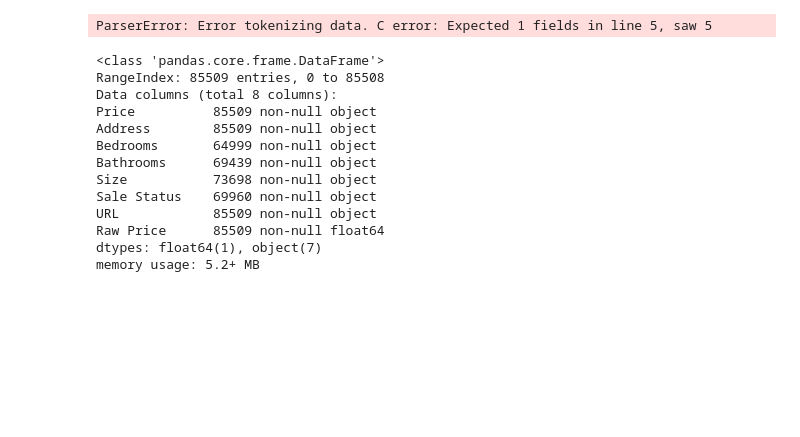
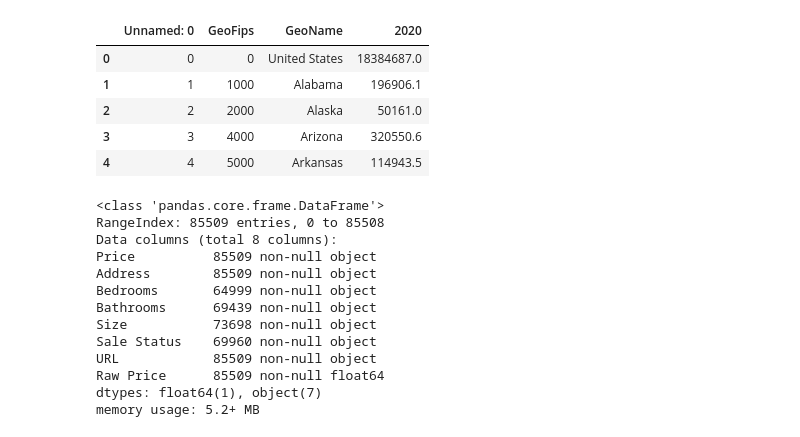
Before and after one commit to StockJanitor/CIS41_Project, a Jupyter notebook: CIS41_Project.ipynb, the cells around one changed output. Drawn from its saved outputs; the diff is of its cells as text; code cells hidden in the pictures; blank space fills up the shorter version.

```diff
--- a/CIS41_Project.ipynb
+++ b/CIS41_Project.ipynb
@@ -13,12 +13,19 @@ warnings.filterwarnings("ignore", category=FutureWarning)
 init_notebook_mode(connected=True)
 # %%
 # Load data
-df = pd.read_csv('data/house_data.csv')
-spending_df = pd.read_csv('data/spending_data.csv')
-gdp_df = pd.read_csv('data/gdp_data.csv')
-population_df = pd.read_csv('data/population_data.csv')
+df = pd.read_csv('data/data_house.csv')
+spending_df = pd.read_csv('data/data_spending.csv')
+gdp_df = pd.read_csv('data/data_gdp.csv')
+population_df = pd.read_csv('data/data_population.csv')
-# %% [output]
-ParserError: Error tokenizing data. C error: Expected 1 fields in line 5, saw 5
+# %%
+gdp_df.head()
+# %% [output]
+|  | Unnamed: 0 | GeoFips | GeoName | 2020 |
+| 0 | 0 | 0 | United States | 18384687.0 |
+| 1 | 1 | 1000 | Alabama | 196906.1 |
+| 2 | 2 | 2000 | Alaska | 50161.0 |
+| 3 | 3 | 4000 | Arizona | 320550.6 |
+| 4 | 4 | 5000 | Arkansas | 114943.5 |
 # %%
 # reading the data
 df.info()
```
